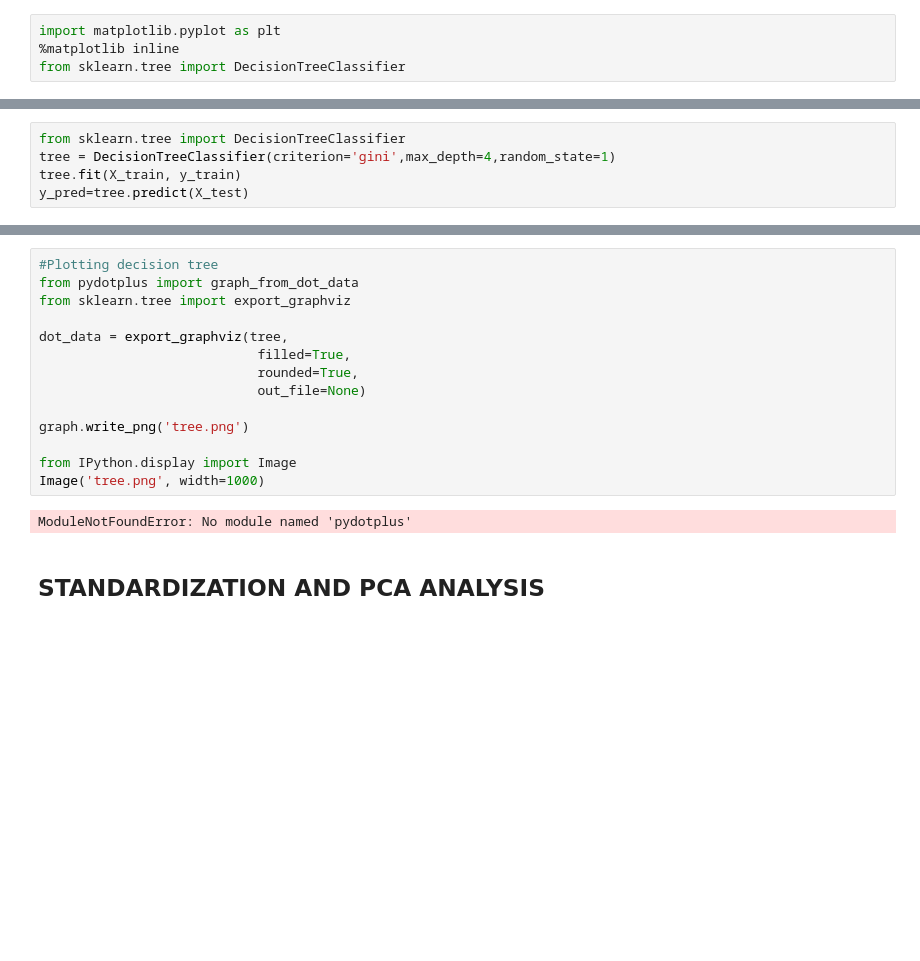
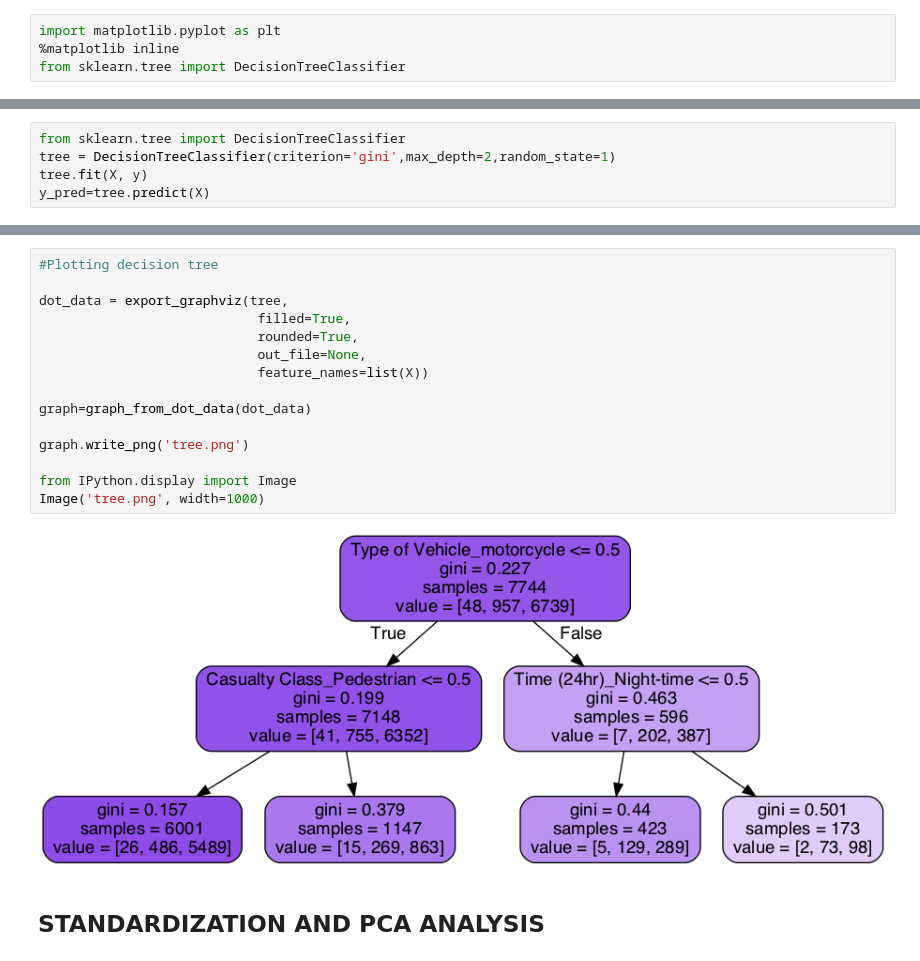
Before and after one commit to eldooriomar/PHBS_MLF_2018, a Jupyter notebook: pyth project.ipynb, the cells around one changed output, grey strips where cells are left out. Cells and saved outputs as stored; diff of their text form; blank space fills up the shorter version.

```diff
--- a/pyth project.ipynb
+++ b/pyth project.ipynb
@@ -142,5 +192,5 @@ from sklearn.tree import DecisionTreeClassifier
 # %%
 from sklearn.tree import DecisionTreeClassifier
-tree = DecisionTreeClassifier(criterion='gini',max_depth=4,random_state=1)
-tree.fit(X_train, y_train)
-y_pred=tree.predict(X_test)
+tree = DecisionTreeClassifier(criterion='gini',max_depth=2,random_state=1)
+tree.fit(X, y)
+y_pred=tree.predict(X)
@@ -165,19 +220,20 @@ The 2 most important features in decision tree model are: ['Type of Vehicle_good
 # %%
 #Plotting decision tree
-from pydotplus import graph_from_dot_data
-from sklearn.tree import export_graphviz
 
 dot_data = export_graphviz(tree,
                             filled=True,
                             rounded=True,
-                            out_file=None)
+                            out_file=None,
+                            feature_names=list(X))
+
+graph=graph_from_dot_data(dot_data)
 
 graph.write_png('tree.png')
 
 from IPython.display import Image
 Image('tree.png', width=1000)
 # %% [output]
-ModuleNotFoundError: No module named 'pydotplus'
+[figure, added]
 # %% [markdown]
 ## STANDARDIZATION AND PCA ANALYSIS
 # %%
```
Also changed, not shown: parts of 32 cells of this notebook, 2 other files.
